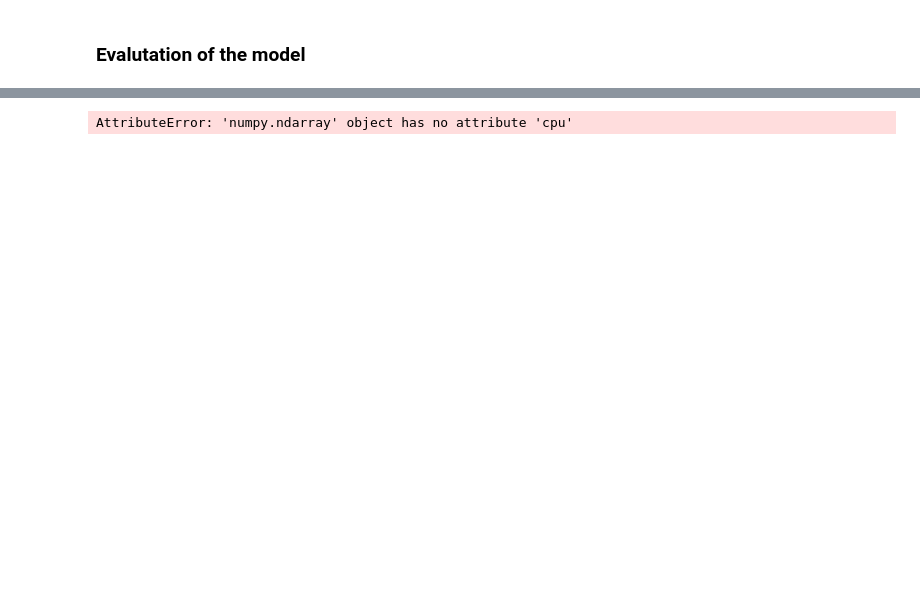
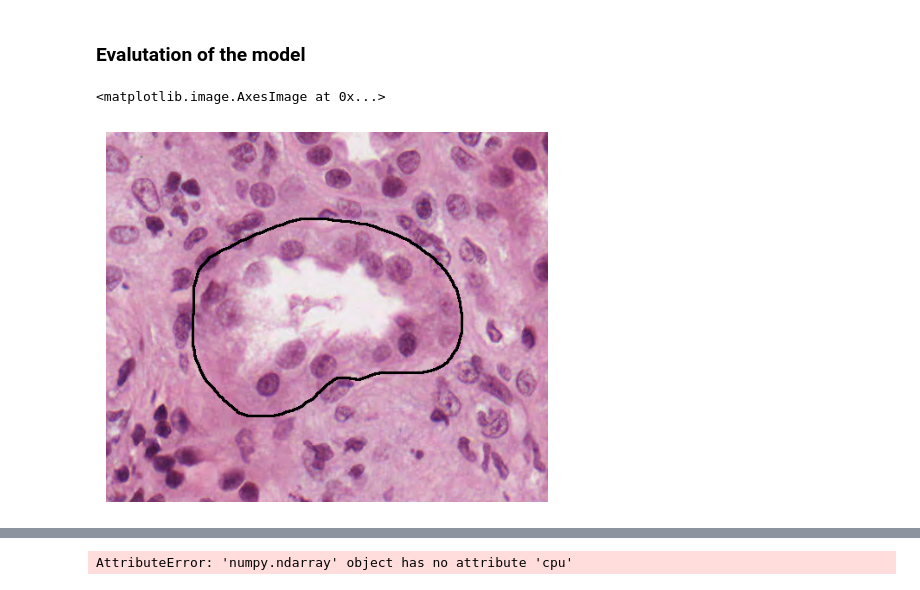
Before and after one commit to antoinehabis/Deep-ContourFlow, a Jupyter notebook: distance_map_dac.ipynb, the cells around one changed output, grey strips where cells are left out. Drawn from its saved outputs; the diff is of its cells as text; code cells hidden in the pictures; blank space fills up the shorter version.

```diff
--- a/distance_map_dac.ipynb
+++ b/distance_map_dac.ipynb
@@ -9,12 +9,6 @@ from staintools import StainNormalizer
 import pandas as pd
 import tifffile
 import matplotlib.pyplot as plt
-normalizer = MacenkoNormalizer(backend='numpy')
-
-normalizer.HERef = np.array([[0.47262014, 0.17700575],
-                             [0.79697804, 0.84033483],
-                             [0.37610664, 0.51235373]])
-normalizer.maxCRef = np.array([1.43072807, 0.98501085])
 
 path_images = os.path.join(path_data,'images')
 path_masks = os.path.join(path_data,'masks')
@@ -22,7 +16,7 @@ annotations = pd.read_csv(os.path.join(path_annotations,'annotations.csv'), inde
 contour_inits = np.load(os.path.join(path_data, 'contour_init.npy'), allow_pickle=True).item()
 all_filenames = np.unique(list(annotations['slide']))
 filename = all_filenames[1]
-filename = np.unique(list(annotations['slide']))[2]
+filename = np.unique(list(annotations['slide']))[8]
 # filename = '20136.svs'
 # annotations = annotations[annotations['term'] == 'dilated_tubule']
 annotations = annotations[annotations['slide'] == filename]
@@ -81,16 +74,21 @@ def preprocess_contour(contour_init,
 # %% [markdown]
 ### Evalutation of the model
 # %%
-filename_img = row_to_filename(annotations.iloc[5])
+filename_img = row_to_filename(annotations.iloc[18])
 img_anchor = tifffile.imread(os.path.join(path_images,filename_img))
 mask_anchor = tifffile.imread(os.path.join(path_masks,filename_img))
 contour_anchor = np.squeeze(cv2.findContours(mask_anchor.astype(np.uint8),
                                  cv2.RETR_TREE,
                                  cv2.CHAIN_APPROX_SIMPLE)[0][0])
-# new_img = cv2.drawContours(img_anchor,
-#                         [contour_anchor],
-#                         0,
-#                         color = 1,
-#                         thickness=2)
-# plt.imshow(new_img)
+new_img = cv2.drawContours(img_anchor,
+                        [contour_anchor],
+                        0,
+                        color = 1,
+                        thickness=2)
+
+plt.axis('off')
+plt.imshow(new_img)
+# %% [output]
+<matplotlib.image.AxesImage at 0x...>
+[figure, added]
 # %%
```
Also changed, not shown: parts of 21 cells of this notebook, 7 other files.
